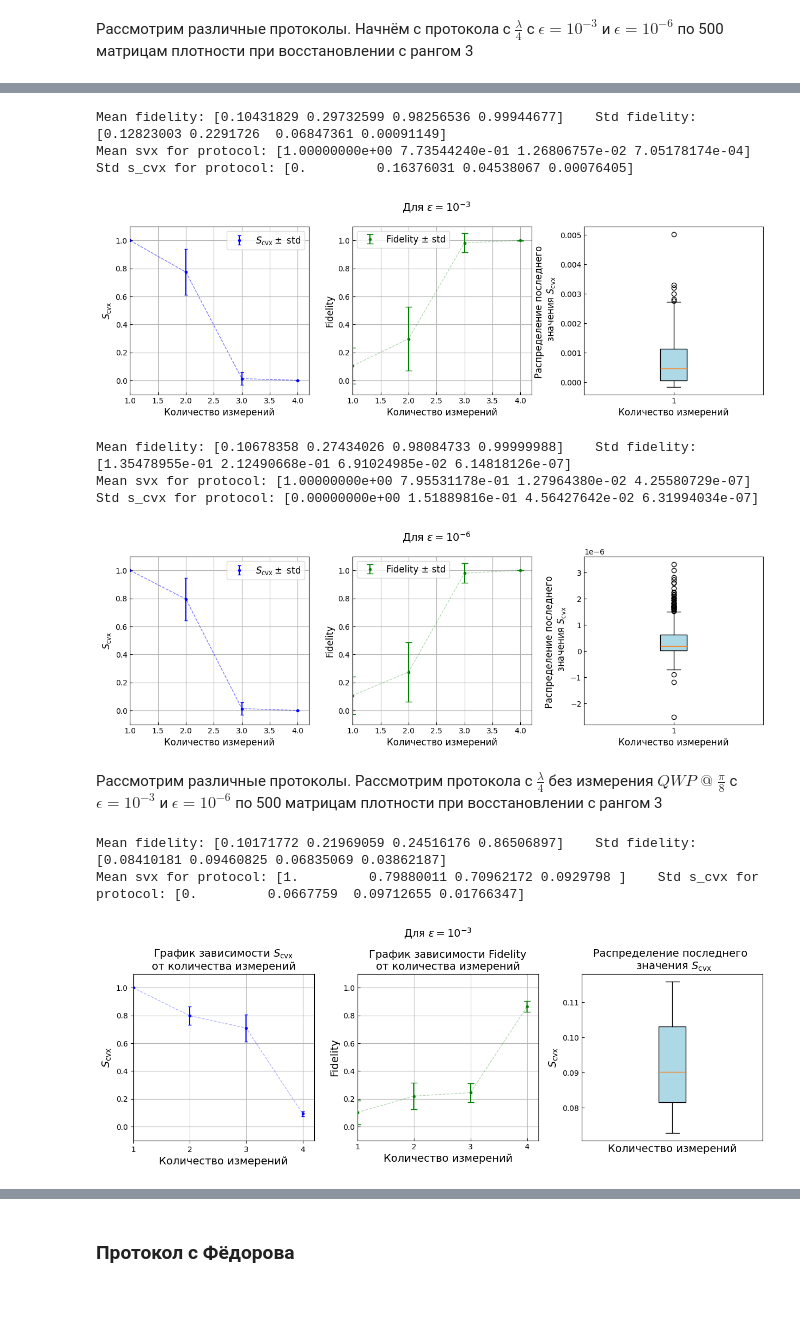
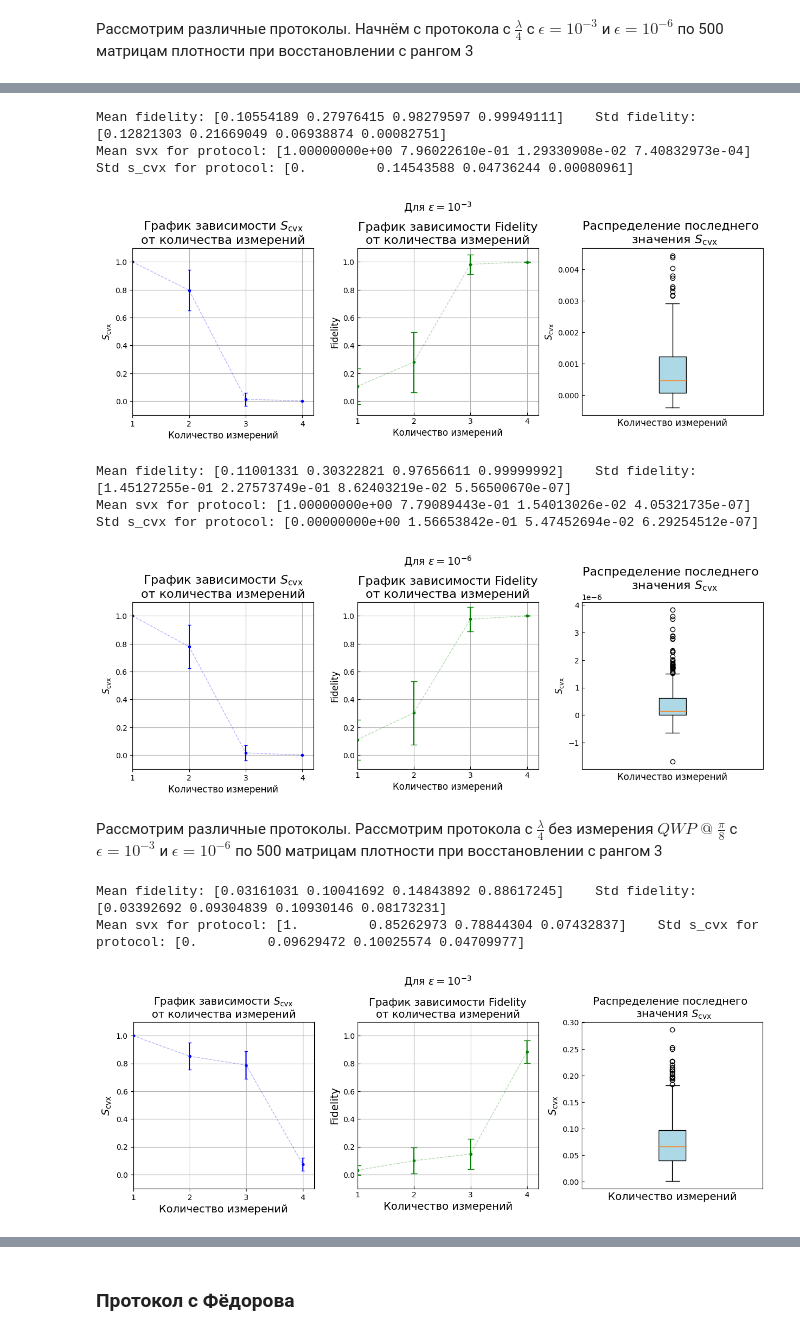
Before and after one commit to Denis-chupa/Quantum_tools, a Jupyter notebook: Tomography/src/research_data/different_protocol.ipynb, the cells around one changed output, grey strips where cells are left out. Saved outputs shown, nothing was run; the diff lists cells and outputs as text; code cells hidden in the pictures; blank space fills up the shorter version.

```diff
--- a/Tomography/src/research_data/different_protocol.ipynb
+++ b/Tomography/src/research_data/different_protocol.ipynb
@@ -18,8 +18,8 @@ from Qutrit import*
 from Adaptive_compresive_cending_qutrit import*
 plt.rcParams.update({
     'font.size': 16,               # Размер шрифта по умолчанию
-    'axes.titlesize': 16,          # Размер заголовка
-    'axes.labelsize': 12,          # Размер подписей осей
+    'axes.titlesize': 14,          # Размер заголовка
+    'axes.labelsize': 14,          # Размер подписей осей
     'xtick.labelsize': 10,         # Размер цифр на оси X
     'ytick.labelsize': 10,         # Размер цифр на оси Y
     'legend.fontsize': 12          # Размер шрифта легенды
@@ -73,8 +73,8 @@ from Qutrit import*
 from Adaptive_compresive_cending_qutrit import*
 plt.rcParams.update({
     'font.size': 16,               # Размер шрифта по умолчанию
-    'axes.titlesize': 16,          # Размер заголовка
-    'axes.labelsize': 12,          # Размер подписей осей
+    'axes.titlesize': 14,          # Размер заголовка
+    'axes.labelsize': 14,          # Размер подписей осей
     'xtick.labelsize': 10,         # Размер цифр на оси X
     'ytick.labelsize': 10,         # Размер цифр на оси Y
     'legend.fontsize': 12          # Размер шрифта легенды
@@ -130,8 +130,8 @@ from Qutrit import*
 from Adaptive_compresive_cending_qutrit import*
 plt.rcParams.update({
     'font.size': 16,               # Размер шрифта по умолчанию
-    'axes.titlesize': 16,          # Размер заголовка
-    'axes.labelsize': 12,          # Размер подписей осей
+    'axes.titlesize': 14,          # Размер заголовка
+    'axes.labelsize': 14,          # Размер подписей осей
     'xtick.labelsize': 10,         # Размер цифр на оси X
     'ytick.labelsize': 10,         # Размер цифр на оси Y
     'legend.fontsize': 12          # Размер шрифта легенды
@@ -146,43 +146,43 @@ x = np.array([1, 2, 3, 4])
 svx_list = []
 fidelity_list = []
 N = 500
 
 for i in tqdm(range(N)):
     svx_list_one_measurement, fidelity_list_one_measurement, fidelity_x_min, fidelity_x_max,\
     x_min_list, x_max_list, state_ml = tomography_1.main(rank_psevdoin=rank, epsilon_ml=10*-11, epsilon_act=10**-3,\
                                                          max_iters_in_semidefinite_program=10**8)
     for ind_min in range(len(x_min_list)):
         x_min_list[ind_min] = np.array([[complex(item) for item in row] for row in x_min_list[ind_min]])
     for ind_max in range(len(x_max_list)):
         x_max_list[ind_max] = np.array([[complex(item) for item in row] for row in x_max_list[ind_max]])
 
     fidelity_list_xmax_xmin = [tomography_1.Fidelity(x_min_list[0], x_max_list[0]), tomography_1.Fidelity(x_min_list[1], x_max_list[1]),\
                                tomography_1.Fidelity(x_min_list[2], x_max_list[2]), tomography_1.Fidelity(x_min_list[3], x_max_list[3])]
     if svx_list_one_measurement is not np.inf :
         svx_list.append(svx_list_one_measurement)
         fidelity_list.append(np.abs(fidelity_list_xmax_xmin))
 
 y = np.mean(np.array(svx_list),axis = 0)
 std = np.std(np.array(svx_list),axis = 0)
 fidelity_mean = np.mean((fidelity_list), axis = 0)
 fidelity_std = np.std(np.array(fidelity_list),axis = 0)
 
 
 print("Mean fidelity:", fidelity_mean , "\tStd fidelity:", fidelity_std)
 print("Mean svx for protocol:", y,"\tStd s_cvx for protocol:", std)
 title = r"Для $\epsilon = 10^{-3}$" + "\n"
 pl_fid_s_cvx_distr(x, y, std, fidelity_mean, fidelity_std, np.array(svx_list)[:, -1], title)
 # %% [output]
-Mean fidelity: [0.10431829 0.29732599 0.98256536 0.99944677]    Std fidelity: [0.12823003 0.2291726  0.06847361 0.00091149]
-Mean svx for protocol: [1.00000000e+00 7.73544240e-01 1.26806757e-02 7.05178174e-04]    Std s_cvx for protocol: [0.         0.16376031 0.04538067 0.00076405]
+Mean fidelity: [0.10554189 0.27976415 0.98279597 0.99949111]    Std fidelity: [0.12821303 0.21669049 0.06938874 0.00082751]
+Mean svx for protocol: [1.00000000e+00 7.96022610e-01 1.29330908e-02 7.40832973e-04]    Std s_cvx for protocol: [0.         0.14543588 0.04736244 0.00080961]
-[figure, old version]
+[figure, new version]
 # %%
 from Qutrit import*
 from Adaptive_compresive_cending_qutrit import*
 plt.rcParams.update({
     'font.size': 16,               # Размер шрифта по умолчанию
-    'axes.titlesize': 16,          # Размер заголовка
-    'axes.labelsize': 12,          # Размер подписей осей
+    'axes.titlesize': 14,          # Размер заголовка
+    'axes.labelsize': 14,          # Размер подписей осей
     'xtick.labelsize': 10,         # Размер цифр на оси X
     'ytick.labelsize': 10,         # Размер цифр на оси Y
     'legend.fontsize': 12          # Размер шрифта легенды
@@ -224,9 +224,9 @@ print("Mean svx for protocol:", y,"\tStd s_cvx for protocol:", std)
 title = r"Для $\epsilon = 10^{-6}$" + "\n"
 pl_fid_s_cvx_distr(x, y, std, fidelity_mean, fidelity_std, np.array(svx_list)[:, -1], title)
 # %% [output]
-Mean fidelity: [0.10678358 0.27434026 0.98084733 0.99999988]    Std fidelity: [1.35478955e-01 2.12490668e-01 6.91024985e-02 6.14818126e-07]
-Mean svx for protocol: [1.00000000e+00 7.95531178e-01 1.27964380e-02 4.25580729e-07]    Std s_cvx for protocol: [0.00000000e+00 1.51889816e-01 4.56427642e-02 6.31994034e-07]
+Mean fidelity: [0.11001331 0.30322821 0.97656611 0.99999992]    Std fidelity: [1.45127255e-01 2.27573749e-01 8.62403219e-02 5.56500670e-07]
+Mean svx for protocol: [1.00000000e+00 7.79089443e-01 1.54013026e-02 4.05321735e-07]    Std s_cvx for protocol: [0.00000000e+00 1.56653842e-01 5.47452694e-02 6.29254512e-07]
-[figure, old version]
+[figure, new version]
 # %% [markdown]
 Рассмотрим различные протоколы. Рассмотрим протокола с $\frac{\lambda}{4}$ без измерения $QWP \; @ \; \frac{\pi}{8}$ с $\epsilon = 10^{-3}$ и $\epsilon = 10^{-6}$  по 500 матрицам плотности при восстановлении с рангом 3
 # %%
@@ -241,7 +241,6 @@ plt.rcParams.update({
     'legend.fontsize': 12          # Размер шрифта легенды
 })
 
-
 protocol = [Gl_4(0), Gl_4(3 * pi / 8), Gl_4(5 * pi / 8), Gl_4(7 * pi / 8)]
 rank = 3
 tomography_1 = ACT(protocol, rank, 3)
@@ -249,7 +248,7 @@ tomography_1 = ACT(protocol, rank, 3)
 x = np.array([1, 2, 3, 4])
 svx_list = []
 fidelity_list = []
-N = 3
+N = 500
 
 for i in tqdm(range(N)):
     svx_list_one_measurement, fidelity_list_one_measurement, fidelity_x_min, fidelity_x_max,\
@@ -277,9 +276,9 @@ print("Mean svx for protocol:", y,"\tStd s_cvx for protocol:", std)
 title = r"Для $\epsilon = 10^{-3}$" + "\n"
 pl_fid_s_cvx_distr(x, y, std, fidelity_mean, fidelity_std, np.array(svx_list)[:, -1], title)
 # %% [output]
-Mean fidelity: [0.10171772 0.21969059 0.24516176 0.86506897]    Std fidelity: [0.08410181 0.09460825 0.06835069 0.03862187]
-Mean svx for protocol: [1.         0.79880011 0.70962172 0.0929798 ]    Std s_cvx for protocol: [0.         0.0667759  0.09712655 0.01766347]
+Mean fidelity: [0.03161031 0.10041692 0.14843892 0.88617245]    Std fidelity: [0.03392692 0.09304839 0.10930146 0.08173231]
+Mean svx for protocol: [1.         0.85262973 0.78844304 0.07432837]    Std s_cvx for protocol: [0.         0.09629472 0.10025574 0.04709977]
-[figure, old version]
+[figure, new version]
 # %%
 from Qutrit import*
 from Adaptive_compresive_cending_qutrit import*
```
Also changed, not shown: parts of 9 cells of this notebook, 3 other files.
